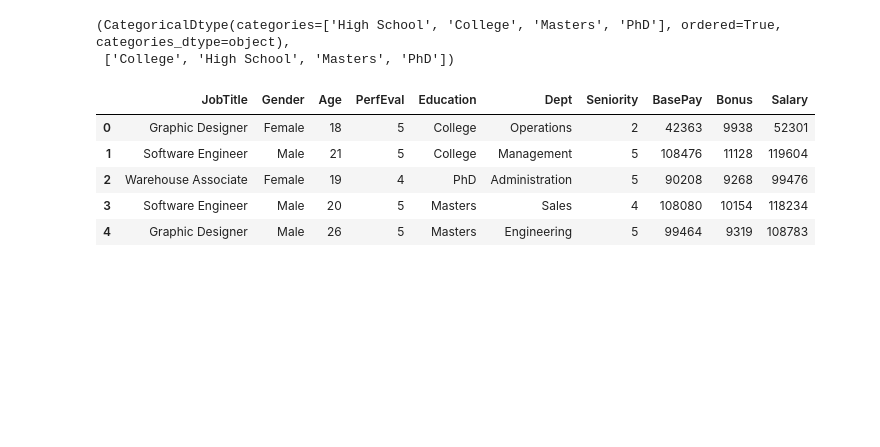
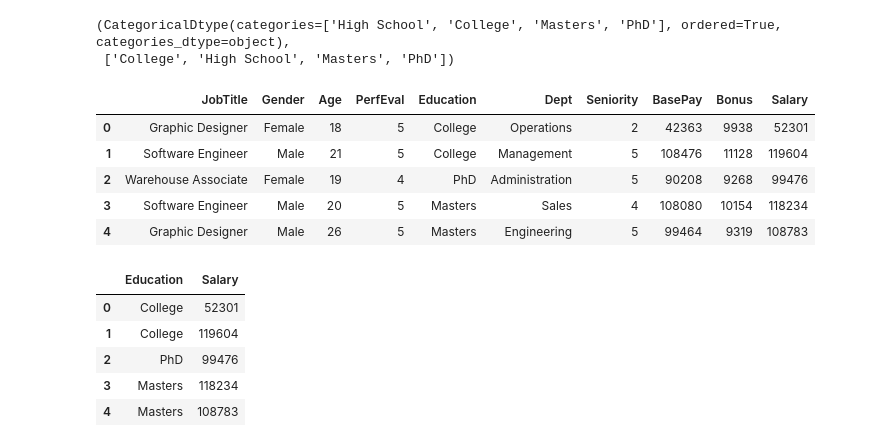
Before and after one commit to Matty-7/Stats401-FinalProject, a Jupyter notebook: RidgeLine/RidgeLine-DataPreprocessing.ipynb, the cells around one changed output. Saved outputs shown, nothing was run; the diff lists cells and outputs as text; code cells hidden in the pictures; blank space fills up the shorter version.

```diff
--- a/RidgeLine/RidgeLine-DataPreprocessing.ipynb
+++ b/RidgeLine/RidgeLine-DataPreprocessing.ipynb
@@ -120,4 +120,27 @@ df.head()
 | 2 | Warehouse Associate | Female | 19 | 4 | PhD | Administration | 5 | 90208 | 9268 | 99476 |
 | 3 | Software Engineer | Male | 20 | 5 | Masters | Sales | 4 | 108080 | 10154 | 118234 |
 | 4 | Graphic Designer | Male | 26 | 5 | Masters | Engineering | 5 | 99464 | 9319 | 108783 |
+# %%
+# Import the necessary library
+import pandas as pd
+
+# Load the CSV file into a DataFrame
+csv_file_path = 'Glassdoor Gender Pay Gap.csv'
+df = pd.read_csv(csv_file_path)
+
+# Create a new column 'Salary' which is the sum of 'BasePay' and 'Bonus'
+df['Salary'] = df['BasePay'] + df['Bonus']
+
+# Filter the DataFrame to only keep the 'Education' and 'Salary' columns
+filtered_df = df[['Education', 'Salary']]
+
+# Display the first few rows of the filtered DataFrame
+filtered_df.head()
+# %% [output]
+|  | Education | Salary |
+| 0 | College | 52301 |
+| 1 | College | 119604 |
+| 2 | PhD | 99476 |
+| 3 | Masters | 118234 |
+| 4 | Masters | 108783 |
 # %%
```
Also changed, not shown: parts of 1 cell of this notebook, 3 other files.
